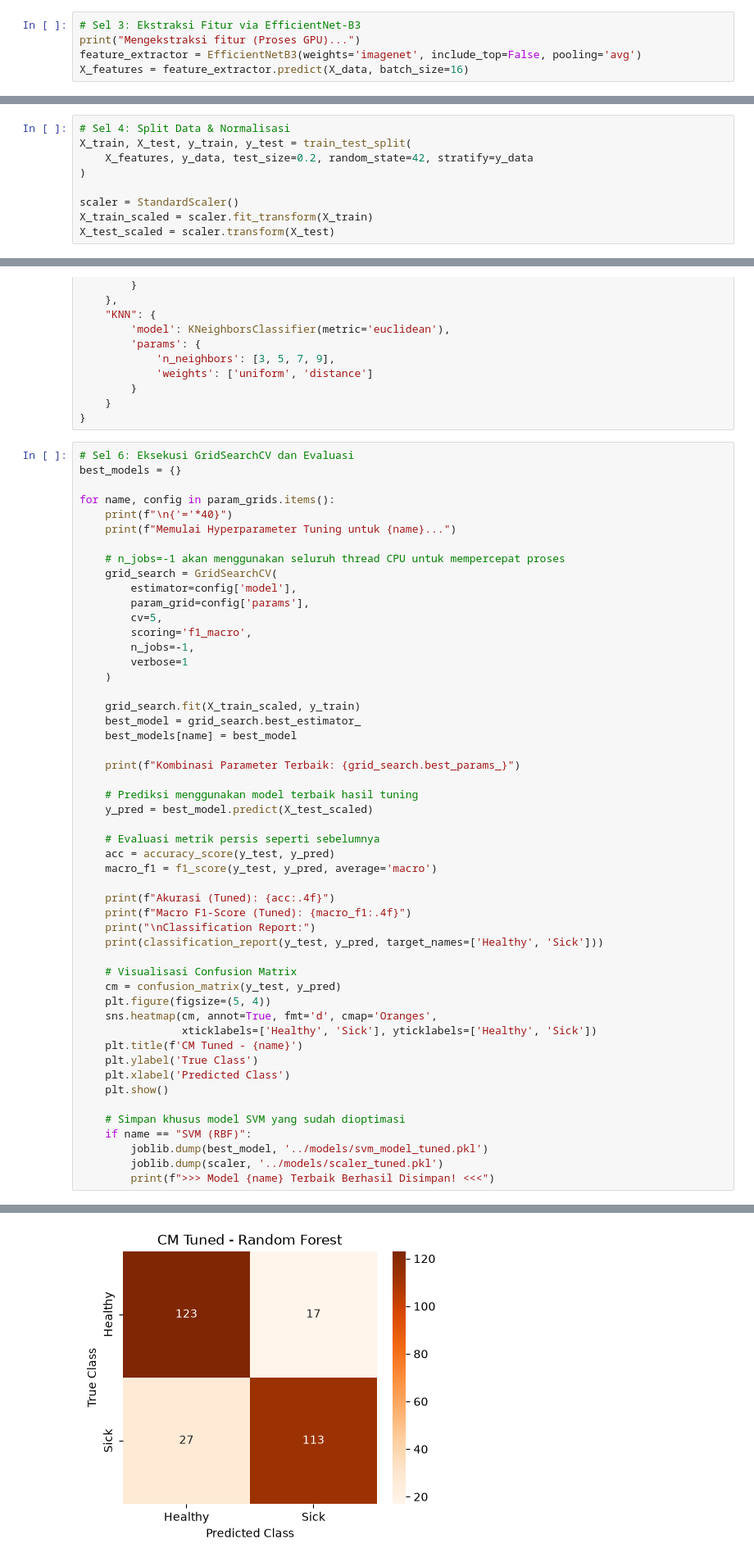
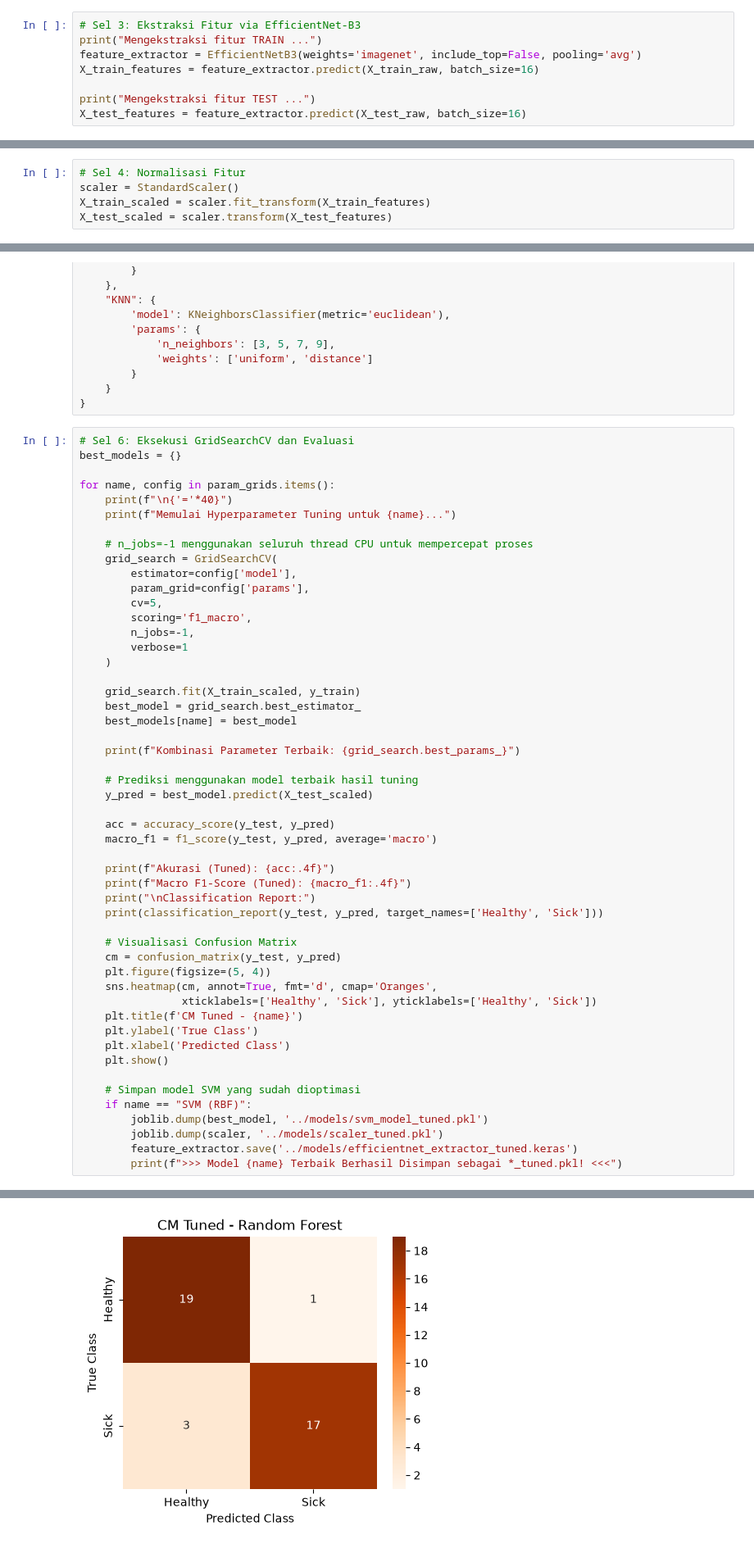
Before and after one commit to Harry154git/lettuce-disease-hybrid-ml, a Jupyter notebook: notebooks/05_hyperparameter_tuning.ipynb, the cells around one changed output, grey strips where cells are left out. Shown at 82% size. Drawn from its saved outputs; the diff is of its cells as text.

```diff
--- a/notebooks/05_hyperparameter_tuning.ipynb
+++ b/notebooks/05_hyperparameter_tuning.ipynb
@@ -41,6 +52,9 @@ Memuat dataset hasil augmentasi...
 # %%
 # Sel 3: Ekstraksi Fitur via EfficientNet-B3
-print("Mengekstraksi fitur (Proses GPU)...")
+print("Mengekstraksi fitur TRAIN ...")
 feature_extractor = EfficientNetB3(weights='imagenet', include_top=False, pooling='avg')
-X_features = feature_extractor.predict(X_data, batch_size=16)
+X_train_features = feature_extractor.predict(X_train_raw, batch_size=16)
+
+print("Mengekstraksi fitur TEST ...")
+X_test_features = feature_extractor.predict(X_test_raw, batch_size=16)
 # %% [output]
@@ -49,12 +65,8 @@ Mengekstraksi fitur (Proses GPU)...
 # %%
-# Sel 4: Split Data & Normalisasi
-X_train, X_test, y_train, y_test = train_test_split(
-    X_features, y_data, test_size=0.2, random_state=42, stratify=y_data
-)
-
+# Sel 4: Normalisasi Fitur
 scaler = StandardScaler()
-X_train_scaled = scaler.fit_transform(X_train)
-X_test_scaled = scaler.transform(X_test)
+X_train_scaled = scaler.fit_transform(X_train_features)
+X_test_scaled = scaler.transform(X_test_features)
 # %%
 # Sel 5: Definisi Ruang Pencarian Hyperparameter (Grid)
 # Menguji berbagai kombinasi matematis untuk mencari titik optimal
@@ -90,7 +102,7 @@ for name, config in param_grids.items():
     print(f"\n{'='*40}")
     print(f"Memulai Hyperparameter Tuning untuk {name}...")
 
-    # n_jobs=-1 akan menggunakan seluruh thread CPU untuk mempercepat proses
+    # n_jobs=-1 menggunakan seluruh thread CPU untuk mempercepat proses
     grid_search = GridSearchCV(
         estimator=config['model'],
         param_grid=config['params'],
@@ -109,7 +121,6 @@ for name, config in param_grids.items():
     # Prediksi menggunakan model terbaik hasil tuning
     y_pred = best_model.predict(X_test_scaled)
 
-    # Evaluasi metrik persis seperti sebelumnya
     acc = accuracy_score(y_test, y_pred)
     macro_f1 = f1_score(y_test, y_pred, average='macro')
 
@@ -128,11 +139,12 @@ for name, config in param_grids.items():
     plt.xlabel('Predicted Class')
     plt.show()
 
-    # Simpan khusus model SVM yang sudah dioptimasi
+    # Simpan model SVM yang sudah dioptimasi
     if name == "SVM (RBF)":
         joblib.dump(best_model, '../models/svm_model_tuned.pkl')
         joblib.dump(scaler, '../models/scaler_tuned.pkl')
-        print(f">>> Model {name} Terbaik Berhasil Disimpan! <<<")
+        feature_extractor.save('../models/efficientnet_extractor_tuned.keras')
+        print(f">>> Model {name} Terbaik Berhasil Disimpan sebagai *_tuned.pkl! <<<")
 # %% [output]
 ========================================
 Memulai Hyperparameter Tuning untuk SVM (RBF)...
@@ -172,4 +184,4 @@ weighted avg       0.84      0.84      0.84       280
-[figure, old version]
+[figure, new version]
 ========================================
 Memulai Hyperparameter Tuning untuk KNN...
 Fitting 5 folds for each of 8 candidates, totalling 40 fits
```
Also changed, not shown: parts of 4 cells of this notebook, 7 other files.
